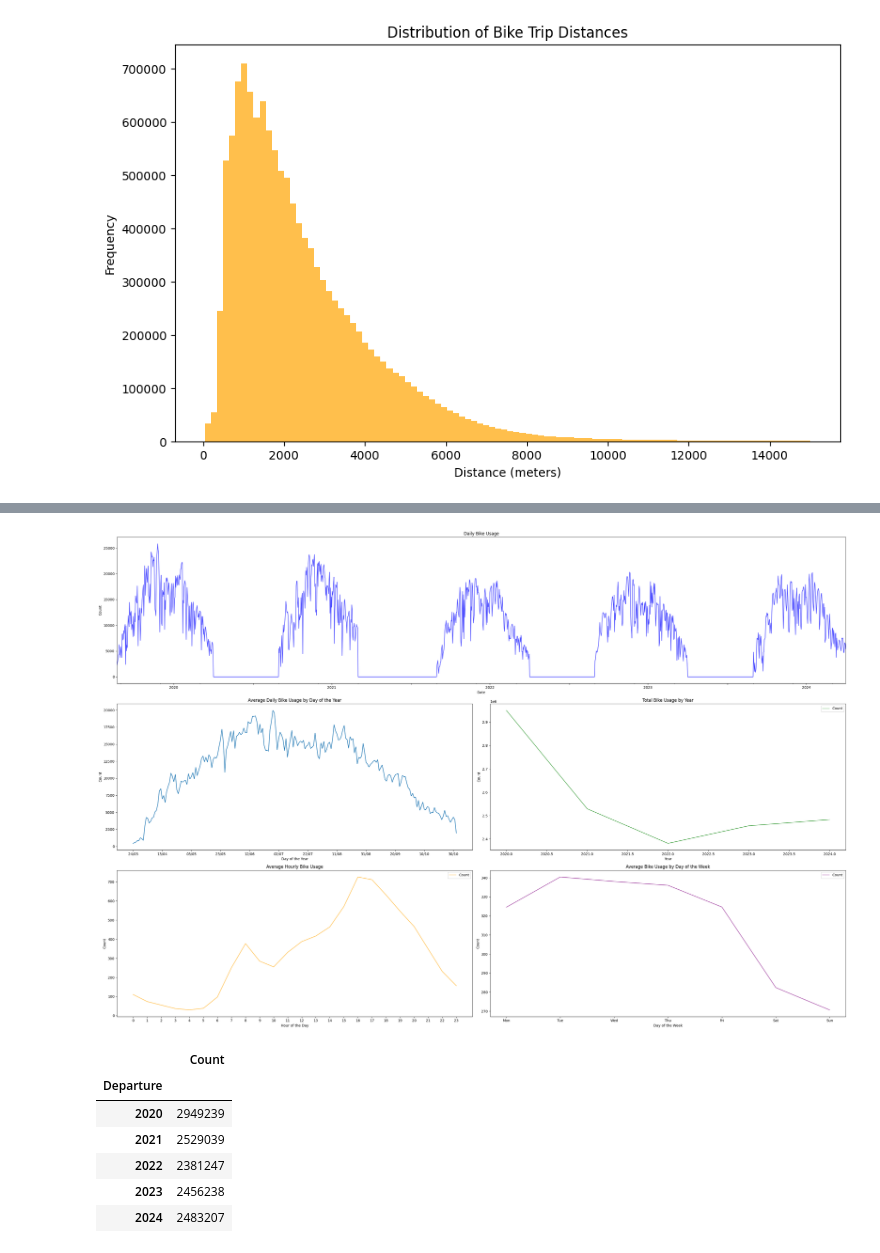
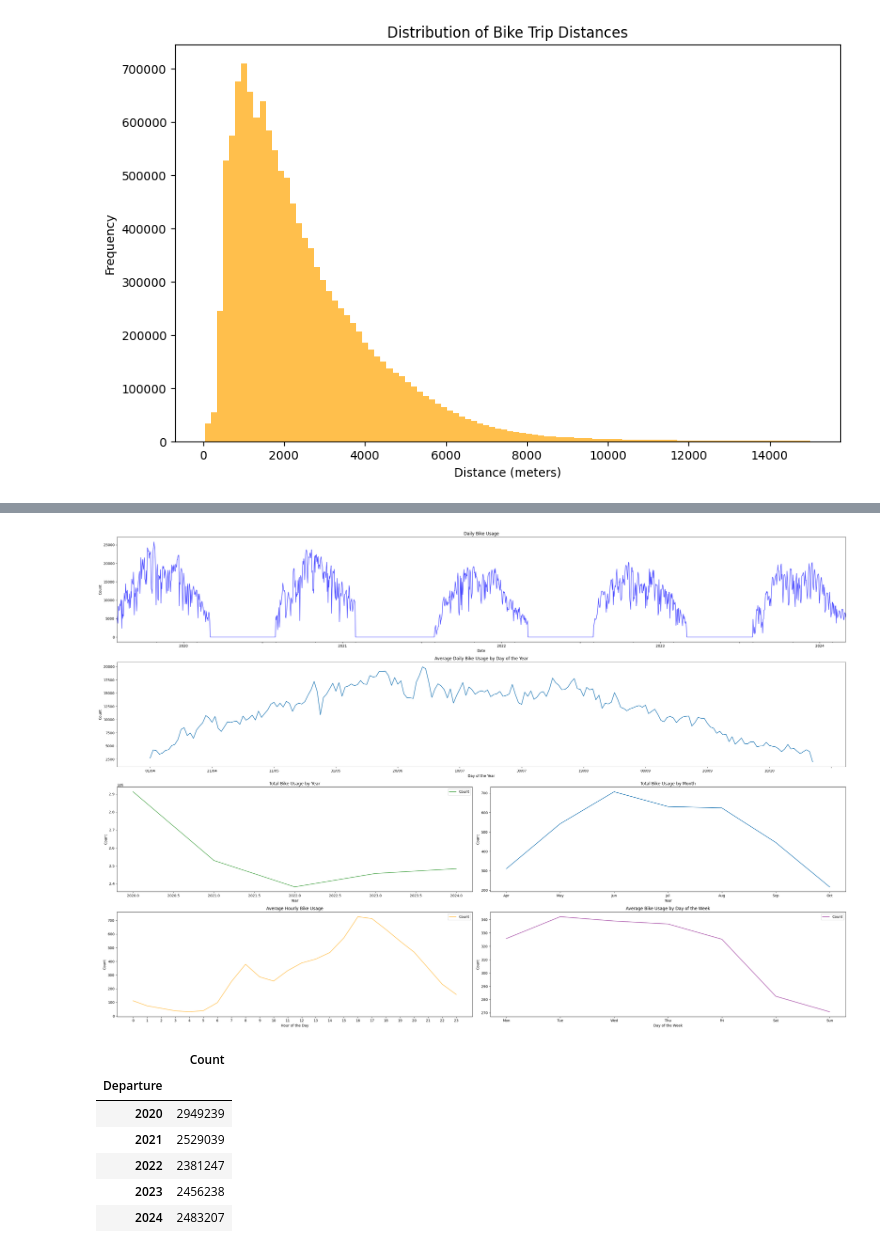
Before and after one commit to kainulj/helsinki-citybike-analysis, a Jupyter notebook: citybike_analysis.ipynb, the cells around one changed output, grey strips where cells are left out. Drawn from its saved outputs; the diff is of its cells as text; code cells hidden in the pictures.

```diff
--- a/citybike_analysis.ipynb
+++ b/citybike_analysis.ipynb
@@ -94,3 +96,5 @@ bike_df.describe()
+# %%
+bike_df = bike_df[bike_df['Departure'].dt.month != 3]
 # %% [markdown]
 Check the percentage of missing values for each row
 # %%
@@ -250,45 +299,52 @@ dtype: int64
 # %%
-f, ax = plt.subplot_mosaic("AA;BC;DE", figsize=(30,20))
+f, ax = plt.subplot_mosaic("AA;BB;CD;EF", figsize=(30,20))
 df_daily = hourly_usage.resample('D').sum()
 df_daily['Count'].plot(ax=ax['A'], color='blue', alpha=0.7)
 ax["A"].xaxis.set_major_locator(mdates.MonthLocator(interval=6))
 ax["A"].xaxis.set_major_formatter(mdates.DateFormatter('%Y'))
 [l.set_visible(False) for (i,l) in enumerate(ax["A"].xaxis.get_ticklabels()) if i % 2 != 0]
 ax['A'].set_title('Daily Bike Usage')
 ax['A'].set_xlabel('Date')
 ax['A'].set_ylabel('Count')
 
 day_of_year_mean = df_daily.groupby(df_daily.index.dayofyear).mean()
 day_of_year_mean.index = pd.to_datetime(day_of_year_mean.index, format='%j').strftime('%d/%m')
 ax['B'].plot(day_of_year_mean[day_of_year_mean['Count'] > 0])
 ax["B"].xaxis.set_major_locator(plt.MaxNLocator(14))
 ax['B'].set_title('Average Daily Bike Usage by Day of the Year')
 ax['B'].set_xlabel('Day of the Year')
 ax['B'].set_ylabel('Count')
 
 hourly_usage.groupby([hourly_usage.index.year]).sum().plot(ax=ax['C'], color='green', alpha=0.7)
 ax['C'].set_title('Total Bike Usage by Year')
 ax['C'].set_xlabel('Year')
 ax['C'].set_ylabel('Count')
 
-hourly_usage.groupby([hourly_usage.index.hour]).mean().plot(ax=ax['D'], color='orange', alpha=0.7)
-ax["D"].set_xticks(np.arange(0,24))
-ax['D'].set_title('Average Hourly Bike Usage')
-ax['D'].set_xlabel('Hour of the Day')
+monthly_mean = hourly_usage.groupby([hourly_usage.index.month]).mean()
+monthly_mean.index = pd.to_datetime(monthly_mean.index, format='%m').strftime('%b')
+ax['D'].plot(monthly_mean[monthly_mean['Count'] > 0])
+ax['D'].set_title('Total Bike Usage by Month')
+ax['D'].set_xlabel('Year')
 ax['D'].set_ylabel('Count')
 
-hourly_usage.groupby([hourly_usage.index.weekday]).mean().plot(ax=ax['E'], color='purple', alpha=0.7)
+hourly_usage.groupby([hourly_usage.index.hour]).mean().plot(ax=ax['E'], color='orange', alpha=0.7)
+ax["E"].set_xticks(np.arange(0,24))
+ax['E'].set_title('Average Hourly Bike Usage')
+ax['E'].set_xlabel('Hour of the Day')
+ax['E'].set_ylabel('Count')
+
+hourly_usage.groupby([hourly_usage.index.weekday]).mean().plot(ax=ax['F'], color='purple', alpha=0.7)
 weekdays = ['Mon', 'Tue', 'Wed', 'Thu', 'Fri', 'Sat', 'Sun']
-ax['E'].set_xticks(range(7))
-ax['E'].set_xticklabels(weekdays)
-ax['E'].xaxis.set_major_locator(plt.MaxNLocator(7))
-ax['E'].set_title('Average Bike Usage by Day of the Week')
-ax['E'].set_xlabel('Day of the Week')
-ax['E'].set_ylabel('Count')
+ax['F'].set_xticks(range(7))
+ax['F'].set_xticklabels(weekdays)
+ax['F'].xaxis.set_major_locator(plt.MaxNLocator(7))
+ax['F'].set_title('Average Bike Usage by Day of the Week')
+ax['F'].set_xlabel('Day of the Week')
+ax['F'].set_ylabel('Count')
 plt.tight_layout()
 plt.show()
 # %% [output]
-[figure, old version]
+[figure, new version]
 # %%
 hourly_usage.groupby([hourly_usage.index.year]).sum()
 # %% [output]
```
Also changed, not shown: parts of 8 cells of this notebook.
